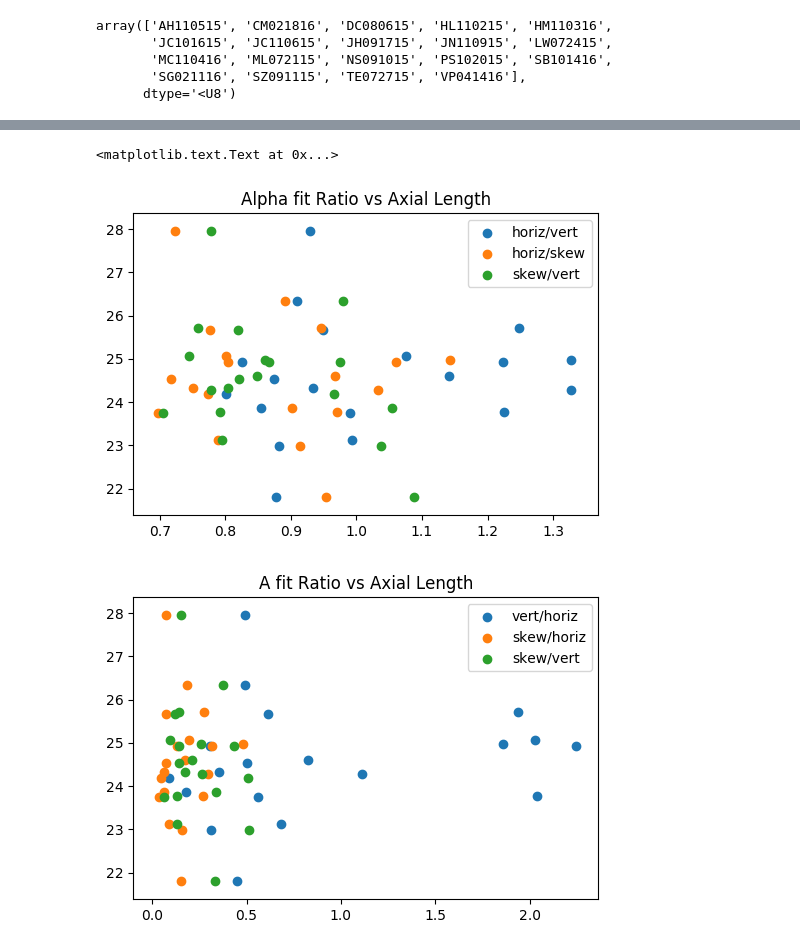
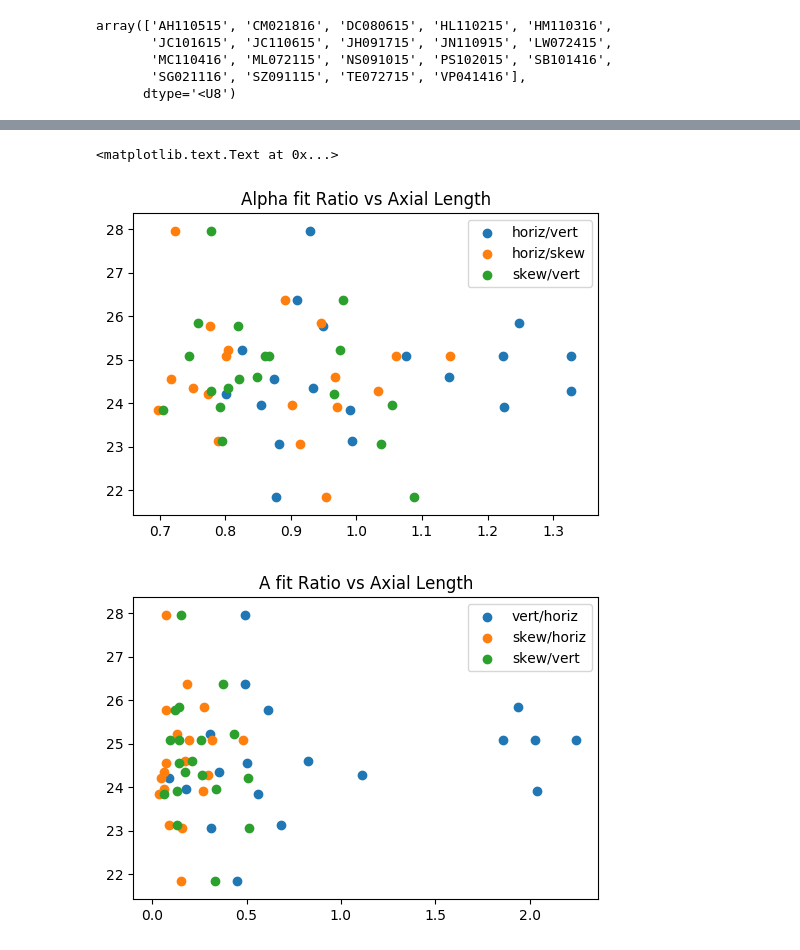
Before and after one commit to Akshugopi/myopiaNaturalScenes, a Jupyter notebook: myopiaNaturalScenes.ipynb, the cells around one changed output, grey strips where cells are left out. Saved outputs shown, nothing was run; the diff lists cells and outputs as text; code cells hidden in the pictures.

```diff
--- a/myopiaNaturalScenes.ipynb
+++ b/myopiaNaturalScenes.ipynb
@@ -718,20 +696,20 @@ plt.title('Alpha fit vs Axial Length')
 # %%
-plt.scatter(np.divide(al_horiz['alpha'],al_vert['alpha']), np.mean([al_horiz['AL_OD'],al_horiz['AL_OS']],axis=0),label='horiz/vert')
-plt.scatter(np.divide(al_horiz['alpha'],al_skew['alpha']), np.mean([al_horiz['AL_OD'],al_horiz['AL_OS']],axis=0),label='horiz/skew')
-plt.scatter(np.divide(al_vert['alpha'],al_skew['alpha']), np.mean([al_horiz['AL_OD'],al_horiz['AL_OS']],axis=0),label='skew/vert')
+plt.scatter(np.divide(al_horiz['alpha'],al_vert['alpha']), np.max([al_horiz['AL_OD'],al_horiz['AL_OS']],axis=0),label='horiz/vert')
+plt.scatter(np.divide(al_horiz['alpha'],al_skew['alpha']), np.max([al_horiz['AL_OD'],al_horiz['AL_OS']],axis=0),label='horiz/skew')
+plt.scatter(np.divide(al_vert['alpha'],al_skew['alpha']), np.max([al_horiz['AL_OD'],al_horiz['AL_OS']],axis=0),label='skew/vert')
 plt.legend()
 plt.title('Alpha fit Ratio vs Axial Length')
 
 plt.figure()
-plt.scatter(np.divide(al_vert['a'],al_horiz['a']), np.mean([al_horiz['AL_OD'],al_horiz['AL_OS']],axis=0),label='vert/horiz')
-plt.scatter(np.divide(al_skew['a'],al_horiz['a']), np.mean([al_horiz['AL_OD'],al_horiz['AL_OS']],axis=0),label='skew/horiz')
-plt.scatter(np.divide(al_skew['a'],al_vert['a']), np.mean([al_horiz['AL_OD'],al_horiz['AL_OS']],axis=0),label='skew/vert')
+plt.scatter(np.divide(al_vert['a'],al_horiz['a']), np.max([al_horiz['AL_OD'],al_horiz['AL_OS']],axis=0),label='vert/horiz')
+plt.scatter(np.divide(al_skew['a'],al_horiz['a']), np.max([al_horiz['AL_OD'],al_horiz['AL_OS']],axis=0),label='skew/horiz')
+plt.scatter(np.divide(al_skew['a'],al_vert['a']), np.max([al_horiz['AL_OD'],al_horiz['AL_OS']],axis=0),label='skew/vert')
 plt.legend()
 plt.title('A fit Ratio vs Axial Length')
 # %% [output]
 <matplotlib.text.Text at 0x...>
-[figure, old version]
+[figure, new version]
-[figure, old version]
+[figure, new version]
 # %%
 def regression_fitter(x,y,my_axes,val,direction):
     z = np.polyfit(x,y,deg=1,full=True)
```
Also changed, not shown: parts of 12 cells of this notebook.
